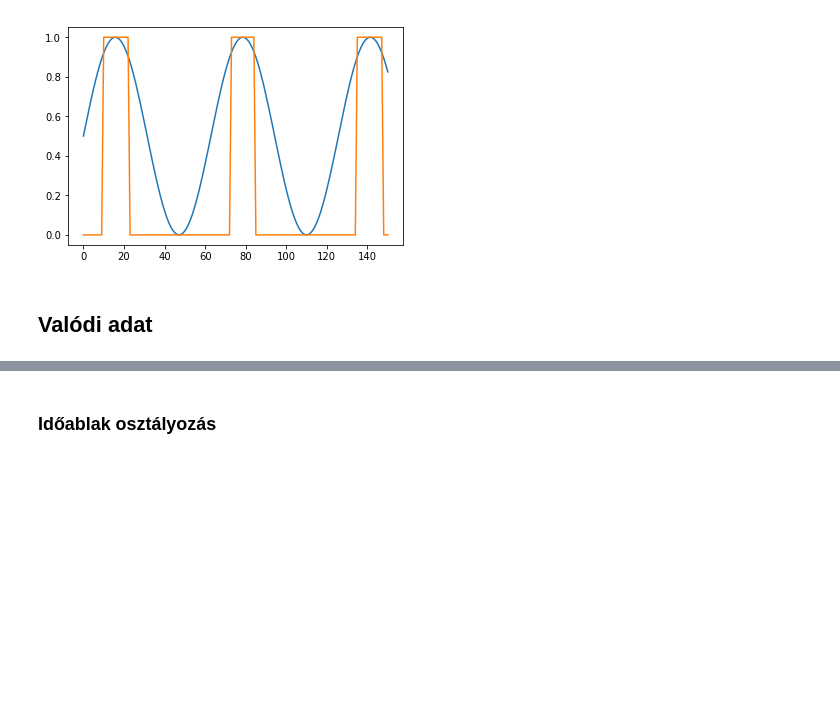
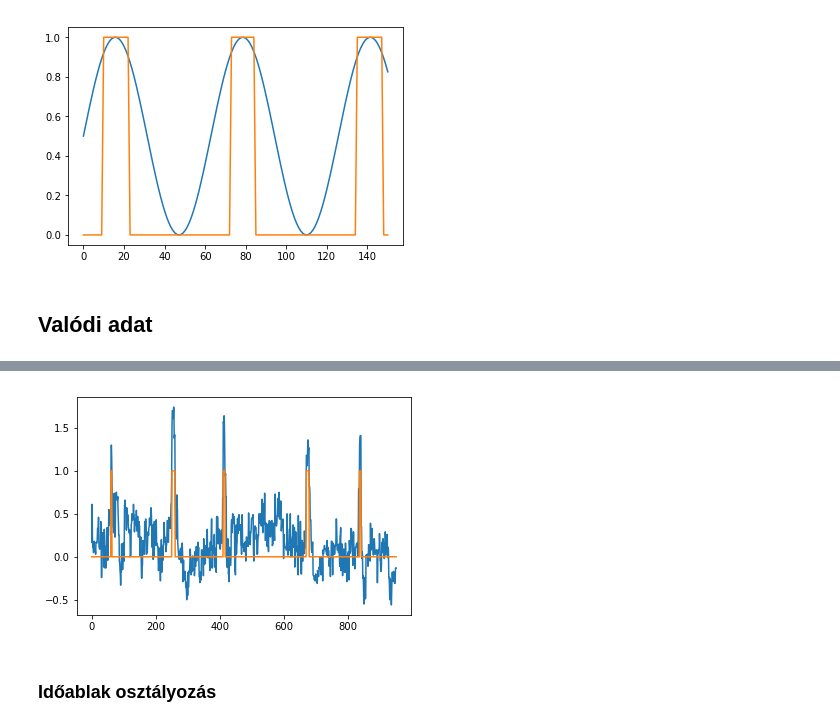
Before and after one commit to CSNLWigner/emotiv-epoc, a Jupyter notebook: python/notebook/simple_classification.ipynb, the cells around one changed output, grey strips where cells are left out. Cells and saved outputs as stored; diff of their text form; code cells hidden in the pictures; blank space fills up the shorter version.

```diff
--- a/python/notebook/simple_classification.ipynb
+++ b/python/notebook/simple_classification.ipynb
@@ -34,0 +37,6 @@ TypeError: load() missing 1 required positional argument: 'file'
+# %%
+def f(adat):
+    list = []
+    for i in range(len(adat)):
+        list.append(int(adat[i] > 0.9))
+    return list
@@ -35,3 +45,9 @@ TypeError: load() missing 1 required positional argument: 'file'
+# %%
+af3=np.array(eeg_adat["AF3"])[300:1250]
+plt.plot(af3/100+1)
+plt.plot(f(af3));
+# %% [output]
+[figure, added]
 # %% [markdown]
 ### Időablak osztályozás
 # %%
```
Also changed, not shown: parts of 3 cells of this notebook, 1 other file.
